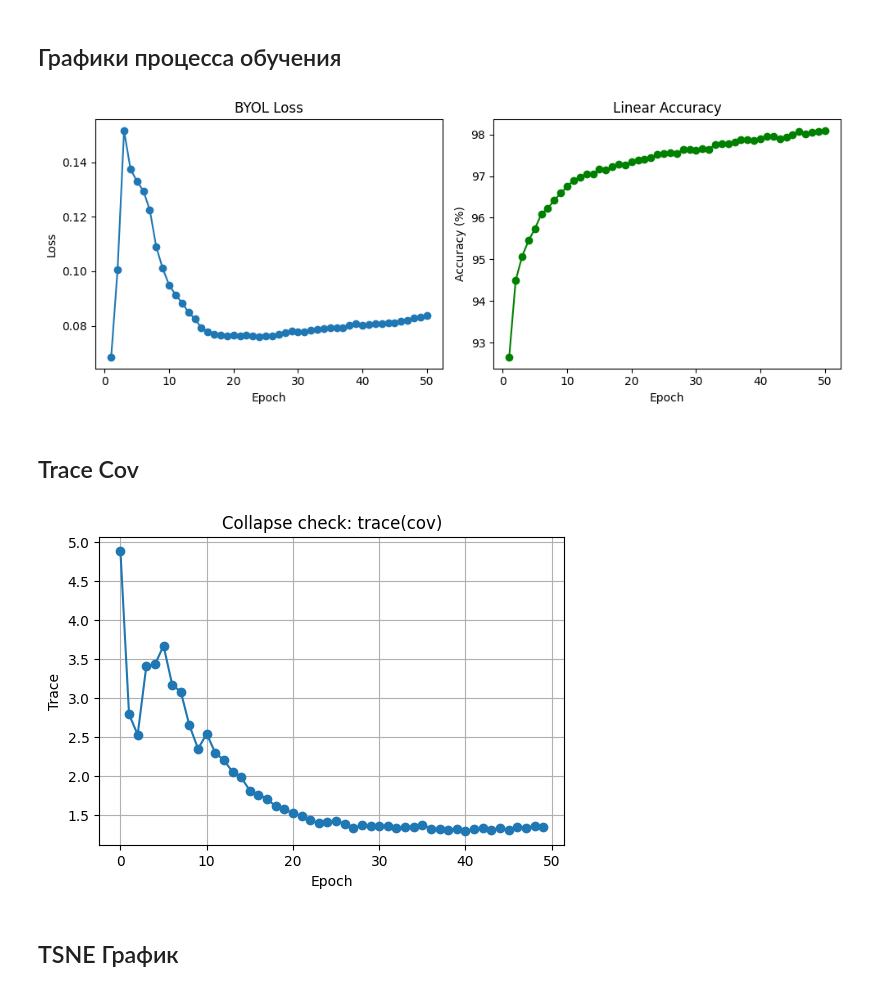
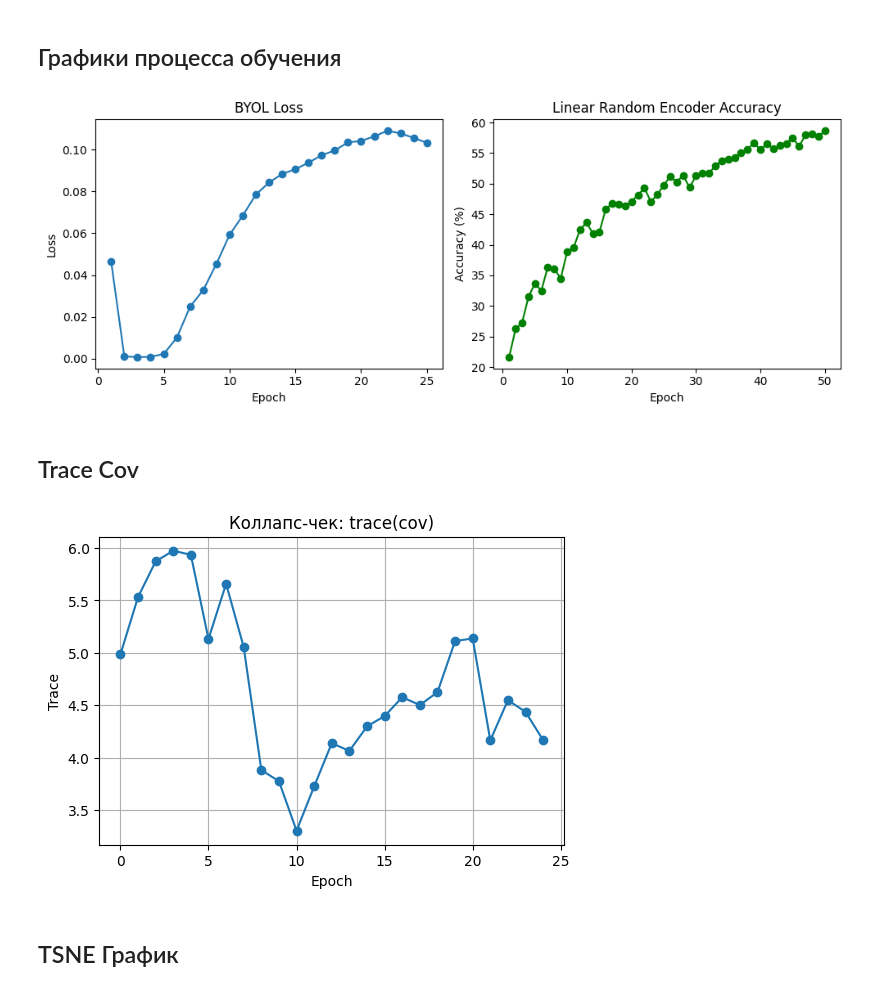
Before and after one commit to andreymokriev/MiniBYOL, a Jupyter notebook: MiniBYOL.ipynb, the cells around one changed output. Cells and saved outputs as stored; diff of their text form; code cells hidden in the pictures.

Commit message:
Обучение на случайно инициализированом энкодере, абляции для аугментаций, график trace(cov)

```diff
--- a/MiniBYOL.ipynb
+++ b/MiniBYOL.ipynb
@@ -311,24 +312,26 @@ class MNISTTwoView(datasets.MNIST):
         v1, v2 = self.twotransform(img)
         return (v1, v2), target
 
-def make_dataloaders(batch_size_pretrain=256, batch_size_eval=256):
+def make_dataloaders(batch_size_pretrain=256, batch_size_eval=256, seed=42):
+    g = torch.Generator().manual_seed(seed)
+
     # Для обучения BYOL
     pretrain_ds = MNISTTwoView(root='./data', train=True, transform=TwoTransform(mnist_aug), download=True)
-    pretrain_loader = DataLoader(pretrain_ds, batch_size=batch_size_pretrain, shuffle=True, num_workers=0, drop_last=True)
+    pretrain_loader = DataLoader(pretrain_ds, batch_size=batch_size_pretrain, shuffle=True, num_workers=0, drop_last=True, generator=g)
 
     # Для обучения и тестирования линейной головы
     train_ds = datasets.MNIST(root='./data', train=True, transform=linear_aug, download=True)
     test_ds = datasets.MNIST(root='./data', train=False, transform=linear_aug, download=True)
-    train_loader = DataLoader(train_ds, batch_size=batch_size_eval, shuffle=True, num_workers=0) # Винда
+    train_loader = DataLoader(train_ds, batch_size=batch_size_eval, shuffle=True, num_workers=0, generator=g) # Винда
     test_loader = DataLoader(test_ds, batch_size=batch_size_eval, shuffle=False, num_workers=0)
 
     return pretrain_loader, train_loader, test_loader
 # %% [markdown]
 ## Параметры
 # %%
-pretrain_epochs = 50
+pretrain_epochs = 25
 linear_epochs = 50
-tau = 0.995
+tau = 0.999
 # %%
 pretrain_loader, train_loader, test_loader = make_dataloaders()
 encoder = Encoder(rep_dim=128)
@@ -387,26 +420,26 @@ plt.xlabel("Epoch")
 plt.ylabel("Loss")
 
 plt.subplot(1,2,2)
-plt.plot(range(1, len(acc_list)+1), acc_list, marker='o', color='green')
-plt.title("Linear Accuracy")
+plt.plot(range(1, len(acc_list)+1), acc_random_list, marker='o', color='green')
+plt.title("Linear Random Encoder Accuracy")
 plt.xlabel("Epoch")
 plt.ylabel("Accuracy (%)")
 plt.tight_layout()
 plt.show()
 # %% [output]
-[figure, old version]
+[figure, new version]
 # %% [markdown]
 ## Trace Cov
 # %%
 plt.figure(figsize=(6,4))
 plt.plot(trace_list, marker='o')
-plt.title("Collapse check: trace(cov)")
+plt.title("Коллапс-чек: trace(cov)")
 plt.xlabel("Epoch")
 plt.ylabel("Trace")
 plt.grid(True)
 plt.show()
 # %% [output]
-[figure, old version]
+[figure, new version]
 # %% [markdown]
 ## TSNE График
 # %%
```
Also changed, not shown: parts of 20 cells of this notebook, 3 other files.
